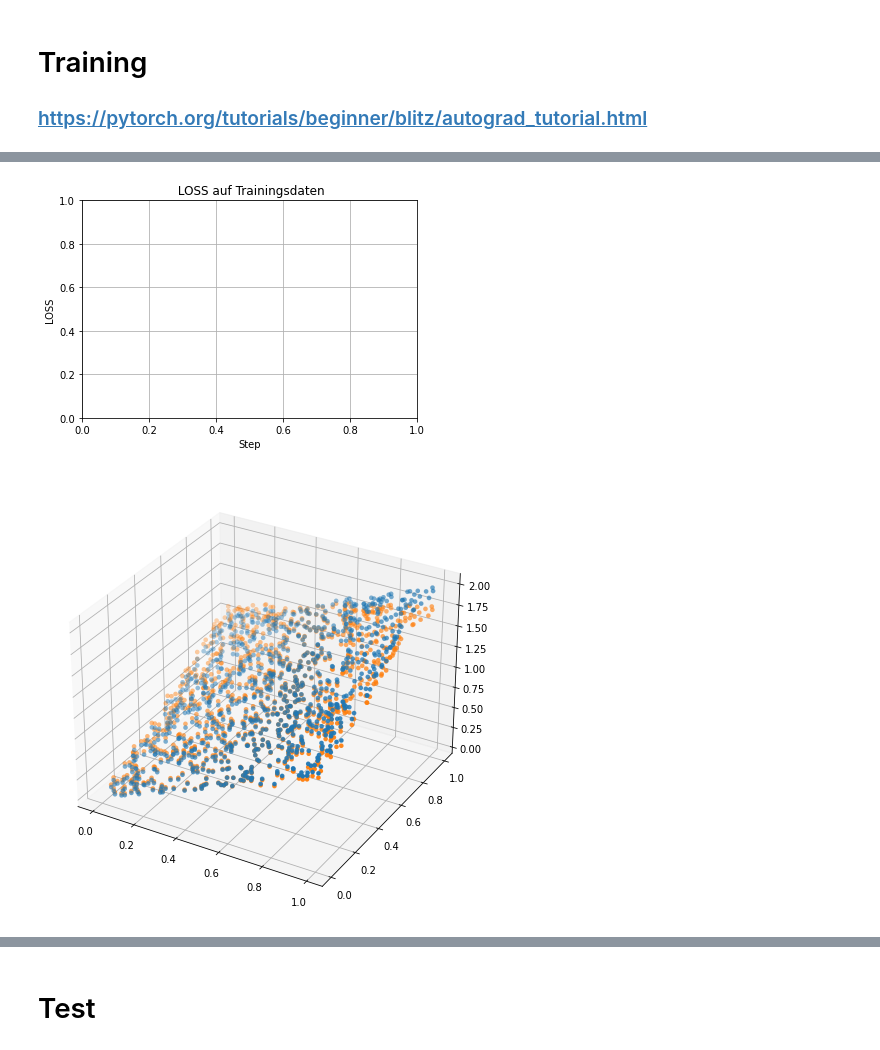
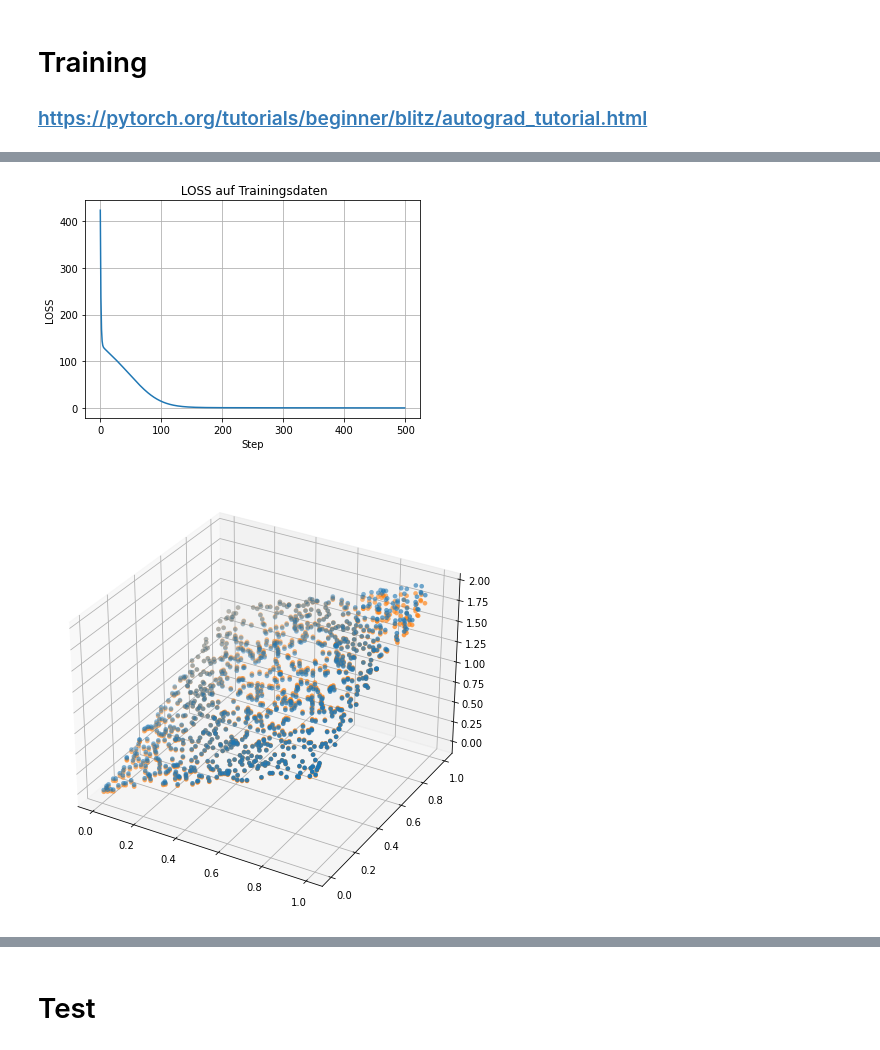
Before and after one commit to studio-fluffy/angewandte_mathematik, a Jupyter notebook: code/Gradientenabstieg.ipynb, the cells around one changed output, grey strips where cells are left out. Saved outputs shown, nothing was run; the diff lists cells and outputs as text; code cells hidden in the pictures.

```diff
--- a/code/Gradientenabstieg.ipynb
+++ b/code/Gradientenabstieg.ipynb
@@ -78,52 +105,28 @@ training = []
 # %%
-learning_rate = 1e-4
-
-
-for t in range(50):
-
-
-    y_pred = model(x)
-
-
-    loss = loss_fn(torch.reshape(y_pred, (-1,)), y)
-
-    training.append([loss, model.named_parameters()])
-
-# Autograd
-
-    model.zero_grad()
-
-    loss.backward()
-
-    with torch.no_grad():
-        for param in model.parameters():
-            #Gradientenabstieg
-            param.data -= learning_rate * param.grad
-
-loss = [step[0] for step in training]
+loss = [step[0].data.item() for step in training]
 fig, ax = plt.subplots()
 
-#ax.plot(loss)
+ax.plot(loss)
 
 ax.set(ylabel='LOSS', xlabel='Step',
        title=' LOSS auf Trainingsdaten')
 ax.grid()
 
-#fig.savefig("test.png")
+fig.savefig("test.png")
 plt.show()
 
 
 fig = plt.figure()
 fig.set_size_inches(12, 8)
 ax = fig.gca(projection='3d')
 
 ax.scatter(x[:,0].tolist(), x[:,1].tolist(),y.tolist(), linewidth=0.1, antialiased=True)
 ax.scatter(x[:,0].tolist(), x[:,1].tolist(),torch.reshape(y_pred, (-1,)).tolist(), linewidth=0.1, antialiased=True)
 
 plt.show()
 # %% [output]
-[figure, old version]
+[figure, new version]
-[figure, old version]
+[figure, new version]
 # %%
 for step in training:
     print('-----------------------------------------')
```
Also changed, not shown: parts of 7 cells of this notebook, 6 other files.
